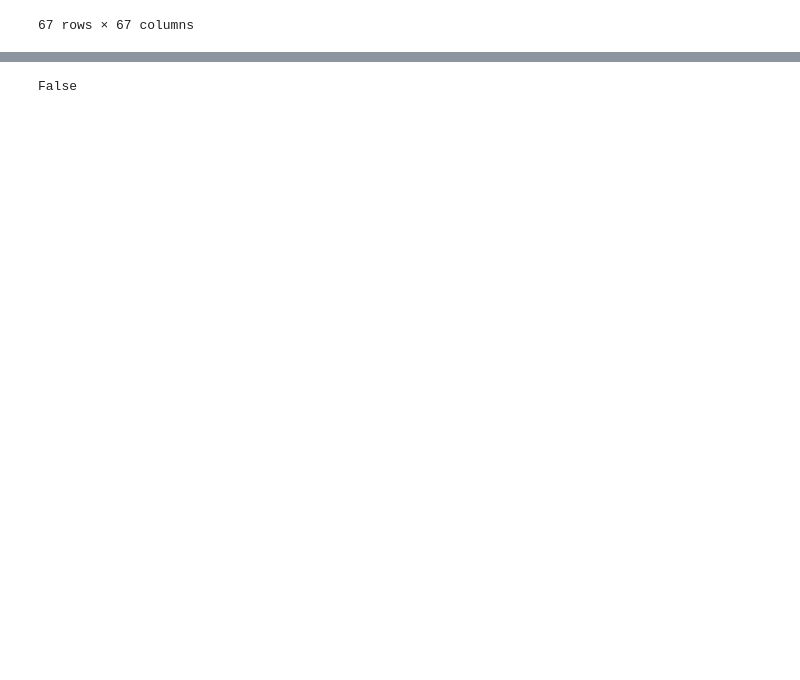
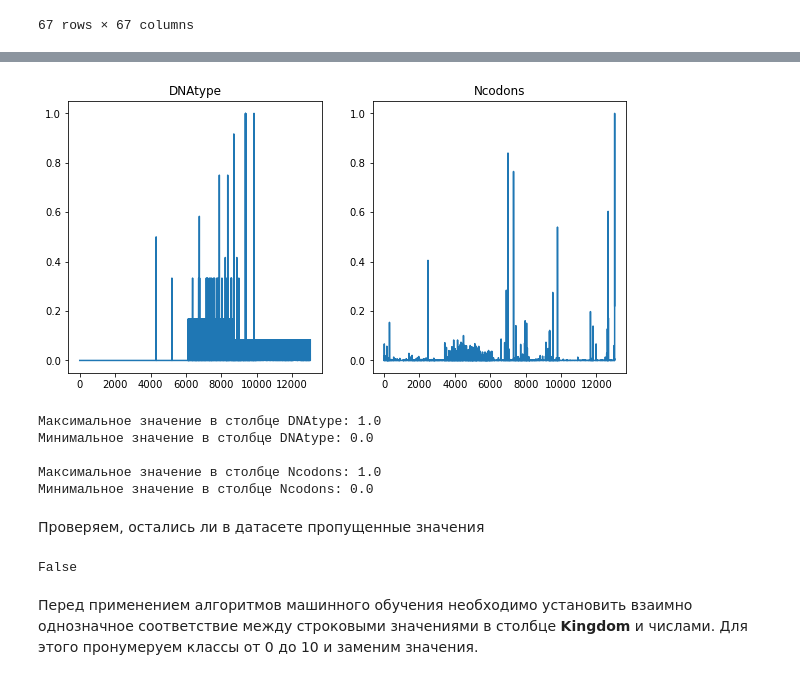
Before and after one commit to vofks/ML-Homework, a Jupyter notebook: ML_homework_1.ipynb, the cells around one changed output, grey strips where cells are left out. Drawn from its saved outputs; the diff is of its cells as text; code cells hidden in the pictures; blank space fills up the shorter version.

```diff
--- a/ML_homework_1.ipynb
+++ b/ML_homework_1.ipynb
@@ -263,0 +306,6 @@ corr_mat > 0.5
+# %%
+from sklearn.preprocessing import MinMaxScaler
+
+min_max_scaler = MinMaxScaler()
+normalized = min_max_scaler.fit_transform(data.loc[:,['DNAtype', 'Ncodons']].values)
+data.loc[:,['DNAtype', 'Ncodons']] = normalized
@@ -264,4 +328,32 @@ corr_mat > 0.5
+# %%
+figure, axis = plt.subplots(1, 2, figsize=(10,5))
+
+axis[0].plot(data.DNAtype)
+axis[0].set_title("DNAtype")
+
+axis[1].plot(data.Ncodons)
+axis[1].set_title("Ncodons")
+
+plt.show()
+# %% [output]
+[figure, added]
+# %%
+print(f'Максимальное значение в столбце DNAtype: {data.DNAtype.max()}')
+print(f'Минимальное значение в столбце DNAtype: {data.DNAtype.min()}')
+print('')
+print(f'Максимальное значение в столбце Ncodons: {data.Ncodons.max()}')
+print(f'Минимальное значение в столбце Ncodons: {data.Ncodons.min()}')
+# %% [output]
+Максимальное значение в столбце DNAtype: 1.0
+Минимальное значение в столбце DNAtype: 0.0
+
+Максимальное значение в столбце Ncodons: 1.0
+Минимальное значение в столбце Ncodons: 0.0
+# %% [markdown]
+Проверяем, остались ли в датасете пропущенные значения
 # %%
 data.isna().sum().any()
 # %% [output]
 False
+# %% [markdown]
+Перед применением алгоритмов машинного обучения необходимо установить взаимно однозначное соответствие между строковыми значениями в столбце **Kingdom** и числами. Для этого пронумеруем классы от 0 до 10 и заменим значения.
```
Also changed, not shown: parts of 73 cells of this notebook.
